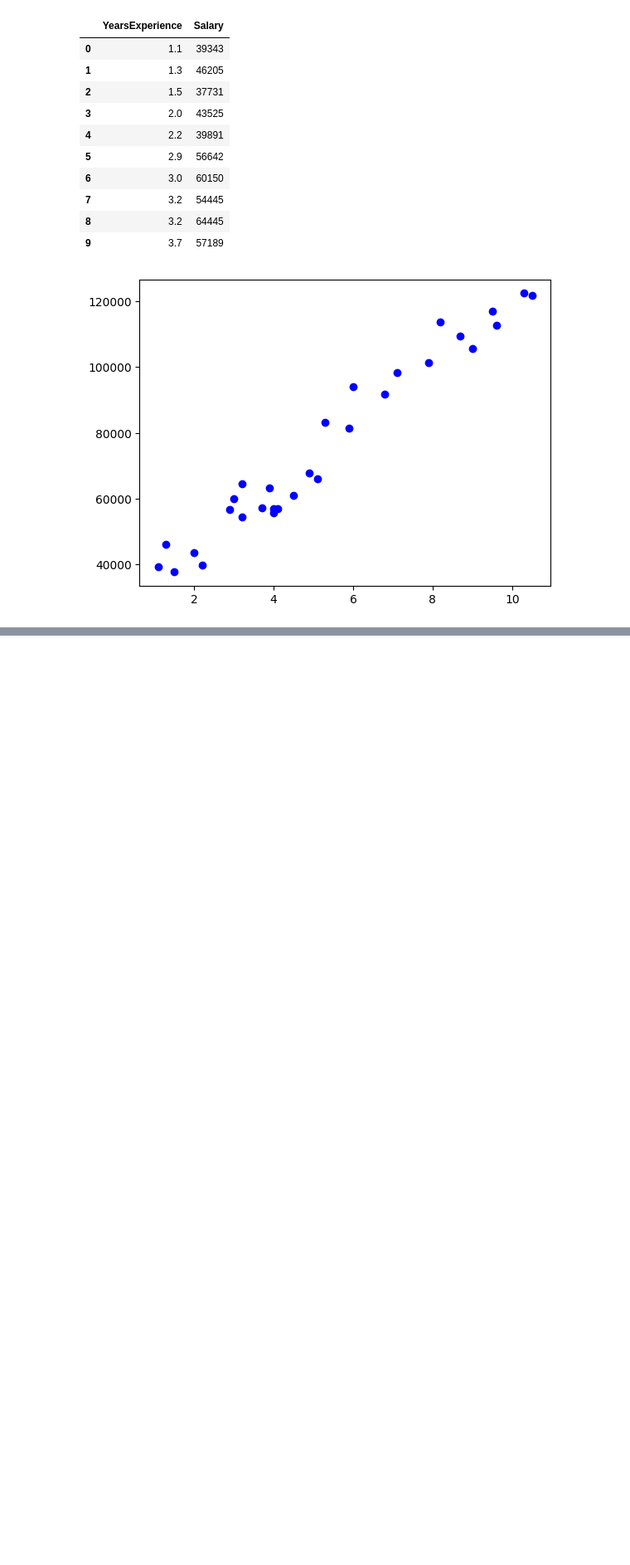
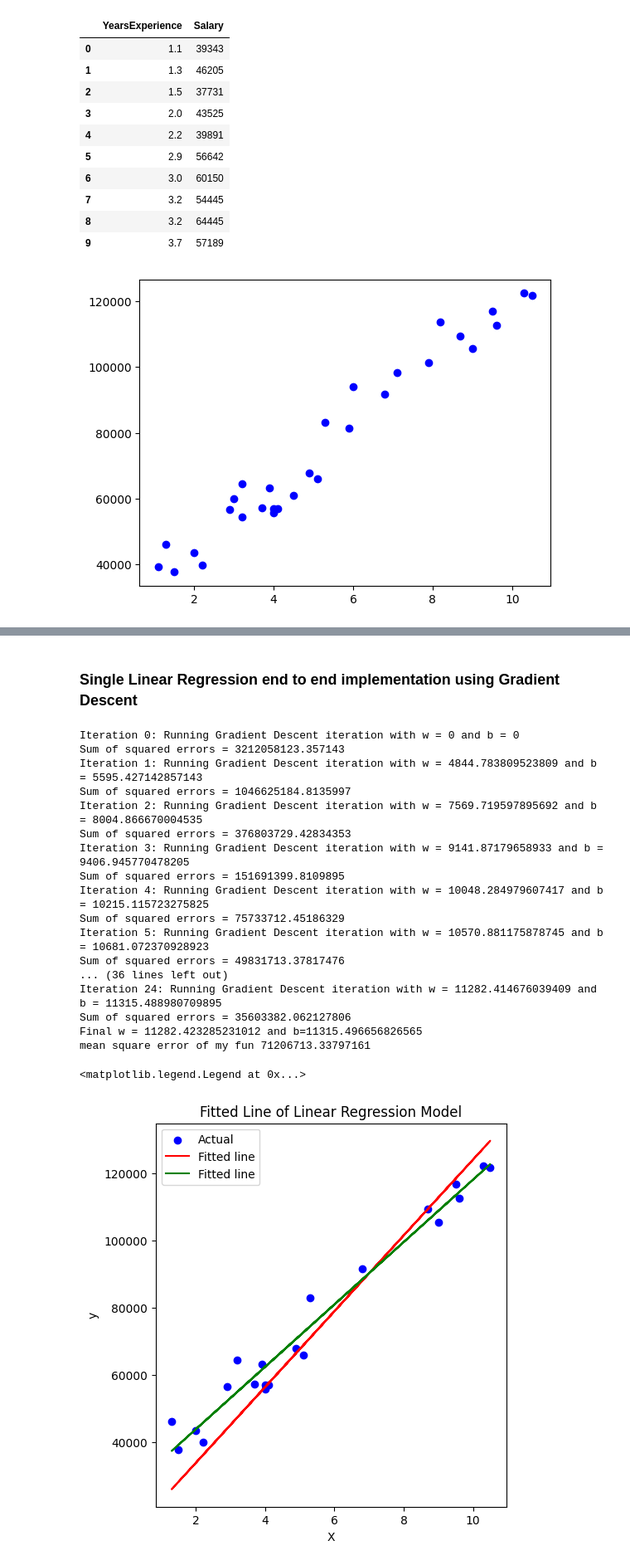
Before and after one commit to venren/ML-Specialization-Scratch-Pad, a Jupyter notebook: src/Simple Linear Regression/Linear Regression.ipynb, the cells around one changed output, grey strips where cells are left out. Shown at 83% size. Drawn from its saved outputs; the diff is of its cells as text; code cells hidden in the pictures; blank space fills up the shorter version.

Commit message:
Gradient Descent implementation

```diff
--- a/src/Simple Linear Regression/Linear Regression.ipynb
+++ b/src/Simple Linear Regression/Linear Regression.ipynb
@@ -93,6 +97,6 @@ Length of test data is 9
 def calculateSumOfSquareError(y_actual, y_pred):
     square_error = (y_pred - y_actual) ** 2
     sum_square_error = sum(square_error)
-    return( sum_square_error/(len(y_pred)) )
+    return( sum_square_error/(2 * len(y_pred)) )
 # %%
 mse_result = calculateSumOfSquareError( y_train.values.reshape(-1,1), y_pred_train)
@@ -113,0 +118,2 @@ print((y_pred_train - confidence_interval_1sd).flatten())
+# %% [markdown]
+### Single Linear Regression end to end implementation using Gradient Descent
@@ -113,0 +146,47 @@ print((y_pred_train - confidence_interval_1sd).flatten())
+# %%
+## Test the output and compare it with built in linear regression model line
+
+x = X_train.values
+y = y_train.values
+w, b, w_hist, b_hist, cost_hist = gradientDescent(x, y)
+
+## predict using calculated value
+y_pred_myfun = w * x + b
+
+mse = mean_squared_error(y, y_pred_myfun)
+print(f"mean square error of my fun {mse}")
+
+plt.figure(figsize=(12, 6))
+
+# Plot the data points
+plt.subplot(1, 2, 1)
+plt.scatter(x, y, color='blue', label='Actual')
+
+# Plot the fitted line
+plt.plot(x, y_pred_myfun, color='red', label='Fitted line')
+plt.plot(x, y_pred_train, color='green', label='Fitted line')
+
+plt.title('Fitted Line of Linear Regression Model')
+plt.xlabel('X')
+plt.ylabel('y')
+plt.legend()
+# %% [output]
+Iteration 0: Running Gradient Descent iteration with w = 0 and b = 0
+Sum of squared errors = 3212058123.357143
+Iteration 1: Running Gradient Descent iteration with w = 4844.783809523809 and b = 5595.427142857143
+Sum of squared errors = 1046625184.8135997
+Iteration 2: Running Gradient Descent iteration with w = 7569.719597895692 and b = 8004.866670004535
+Sum of squared errors = 376803729.42834353
+Iteration 3: Running Gradient Descent iteration with w = 9141.87179658933 and b = 9406.945770478205
+Sum of squared errors = 151691399.8109895
+Iteration 4: Running Gradient Descent iteration with w = 10048.284979607417 and b = 10215.115723275825
+Sum of squared errors = 75733712.45186329
+Iteration 5: Running Gradient Descent iteration with w = 10570.881175878745 and b = 10681.072370928923
+Sum of squared errors = 49831713.37817476
+... (36 lines left out)
+Iteration 24: Running Gradient Descent iteration with w = 11282.414676039409 and b = 11315.488980709895
+Sum of squared errors = 35603382.062127806
+Final w = 11282.423285231012 and b=11315.496656826565
+mean square error of my fun 71206713.33797161
+<matplotlib.legend.Legend at 0x...>
+[figure, added]
```
Also changed, not shown: parts of 4 cells of this notebook.
